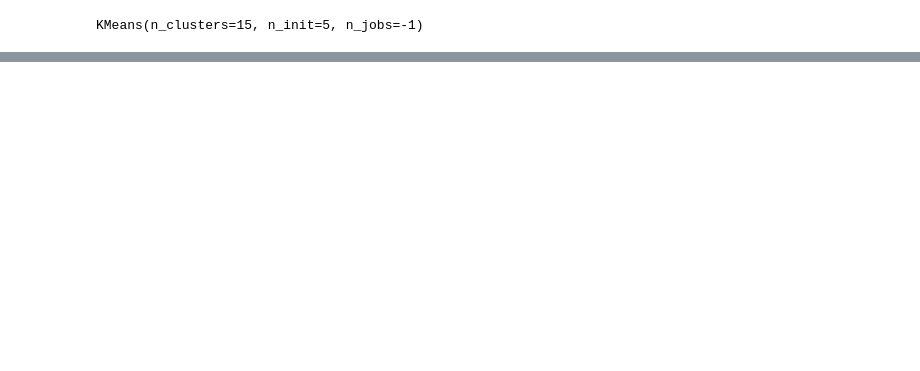
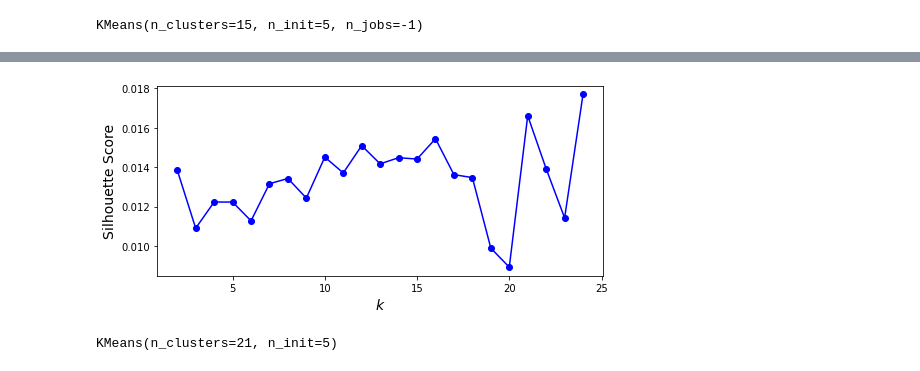
Before and after one commit to agelas/WineReviews, a Jupyter notebook: WineReviews.ipynb, the cells around one changed output, grey strips where cells are left out. Saved outputs shown, nothing was run; the diff lists cells and outputs as text; code cells hidden in the pictures; blank space fills up the shorter version.

```diff
--- a/WineReviews.ipynb
+++ b/WineReviews.ipynb
@@ -281,0 +307,16 @@ for label in ax2.get_yticklabels():
+# %%
+plt.figure(figsize=(8,3.5))
+plt.plot(range(2,25), silhouette_scores, "bo-")
+plt.xlabel("$k$", fontsize = 14)
+plt.ylabel("Silhouette Score", fontsize = 14)
+plt.show()
+# %% [output]
+[figure, added]
+# %%
+#ok so 16, 21, and 24 seem like a good number of clusters so I'll just go
+#with 21 and rerun the K-Means with that.
+
+kmeans21 = KMeans(n_clusters = 21, n_init = 5)
+kmeans21.fit(X2)
+# %% [output]
+KMeans(n_clusters=21, n_init=5)
```
Also changed, not shown: parts of 9 cells of this notebook.
